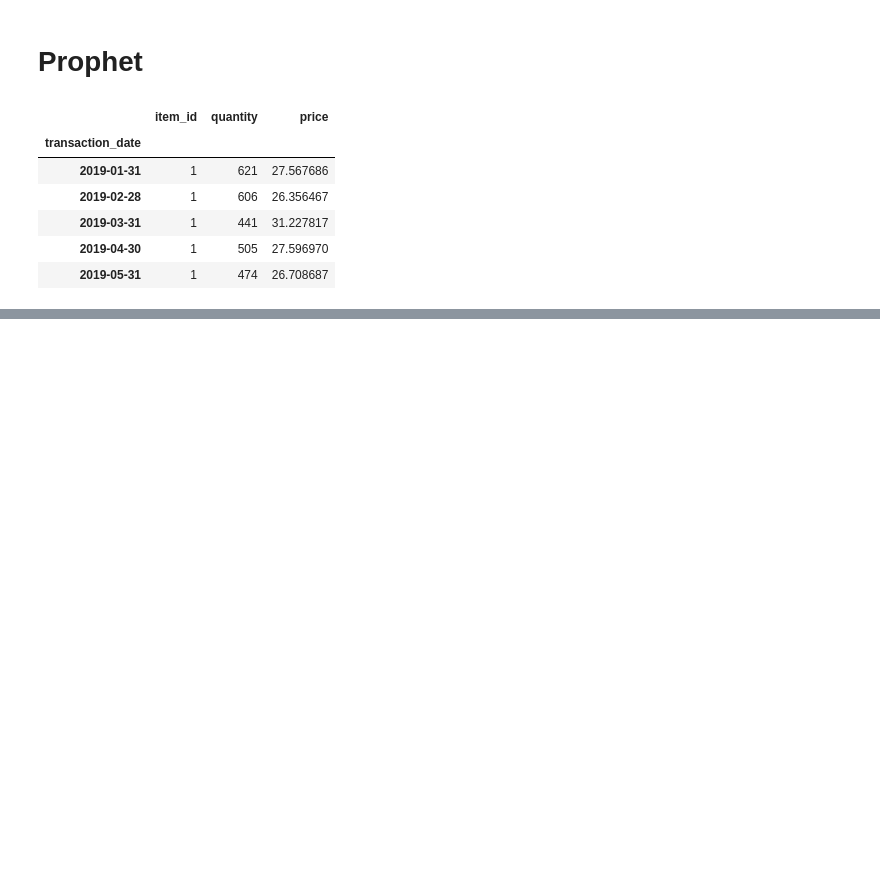
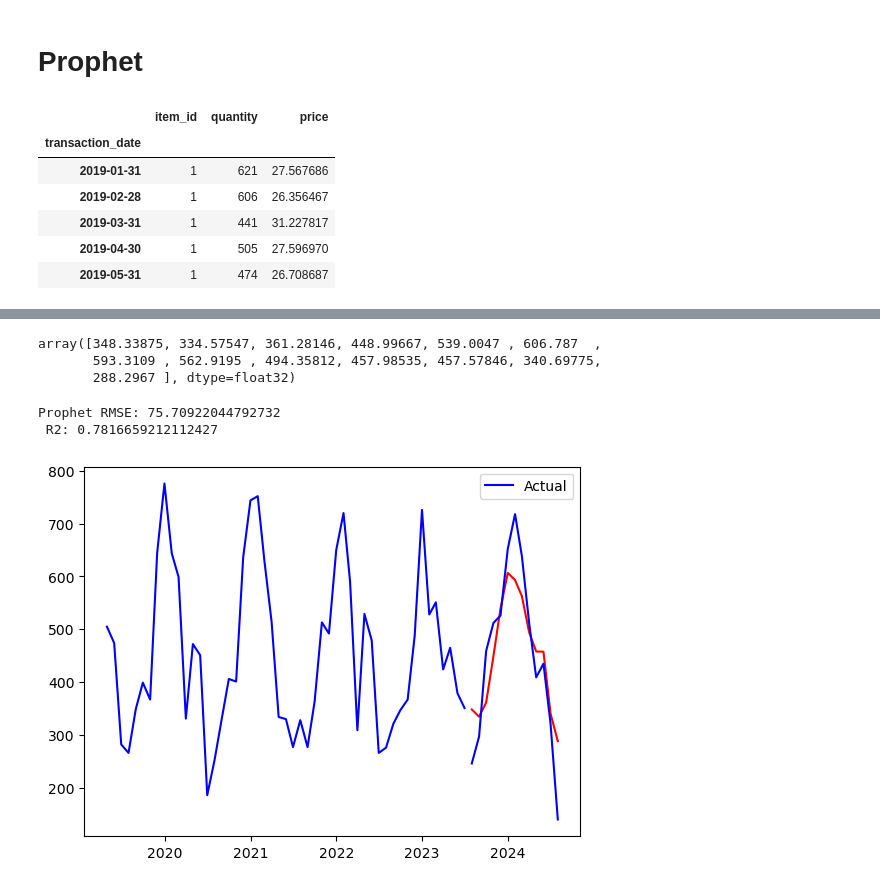
Before and after one commit to Khair1212/inventory_forecasting, a Jupyter notebook: monthly_forecast.ipynb, the cells around one changed output, grey strips where cells are left out. Saved outputs shown, nothing was run; the diff lists cells and outputs as text; code cells hidden in the pictures; blank space fills up the shorter version.

```diff
--- a/monthly_forecast.ipynb
+++ b/monthly_forecast.ipynb
@@ -91,0 +302,9 @@ plt.show()
+# %%
+X_train = train_data.drop(['quantity', 'item_id', 'transaction_date', 'day_of_week'], axis = 1)
+y_train = train_data['quantity']
+
+X_test = test_data.drop(['quantity', 'item_id', 'transaction_date', 'day_of_week'], axis=1)
+y_test = test_data['quantity']
+# %%
+xgb = XGBRegressor()
+xgb.fit(X_train, y_train)
@@ -91,0 +322,28 @@ plt.show()
+# %%
+forecast = xgb.predict(X_test)
+# %%
+forecast
+# %% [output]
+array([348.33875, 334.57547, 361.28146, 448.99667, 539.0047 , 606.787  ,
+       593.3109 , 562.9195 , 494.35812, 457.98535, 457.57846, 340.69775,
+       288.2967 ], dtype=float32)
+# %%
+# Evaluate the model
+mse = mean_squared_error(y_test, forecast)
+r2 = r2_score(y_test, forecast)
+rmse = np.sqrt(mse)
+print(f'Prophet RMSE: {rmse} \n R2: {r2}')
+# %% [output]
+Prophet RMSE: 75.70922044792732
+ R2: 0.7816659212112427
+# %%
+plt_data  = pd.DataFrame({'date': test_data['transaction_date'], 'forecast': forecast, 'actual': y_test})
+# %%
+# Plot the forecast
+plt.plot(train_data['transaction_date'], train_data['quantity'], color = 'blue')
+plt.plot(plt_data['date'], plt_data['forecast'], color = 'red')
+plt.plot(plt_data['date'], plt_data['actual'], 'blue', label='Actual')
+plt.legend()
+plt.show()
+# %% [output]
+[figure, added]
```
Also changed, not shown: parts of 51 cells of this notebook, 6 other files.
